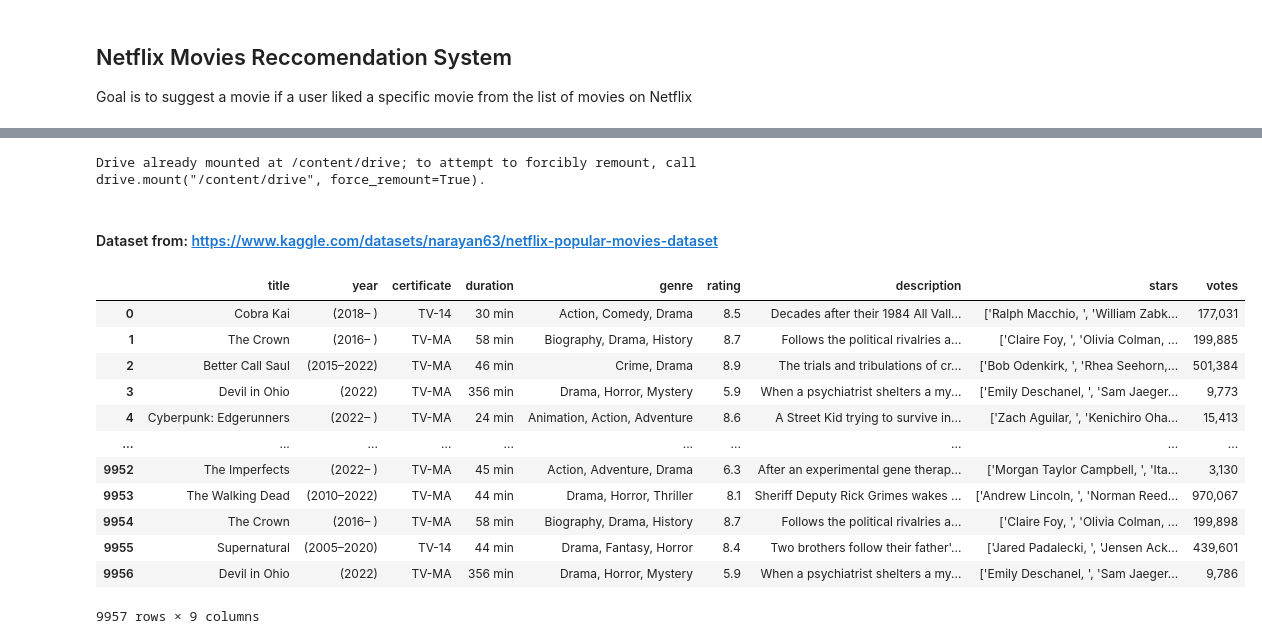
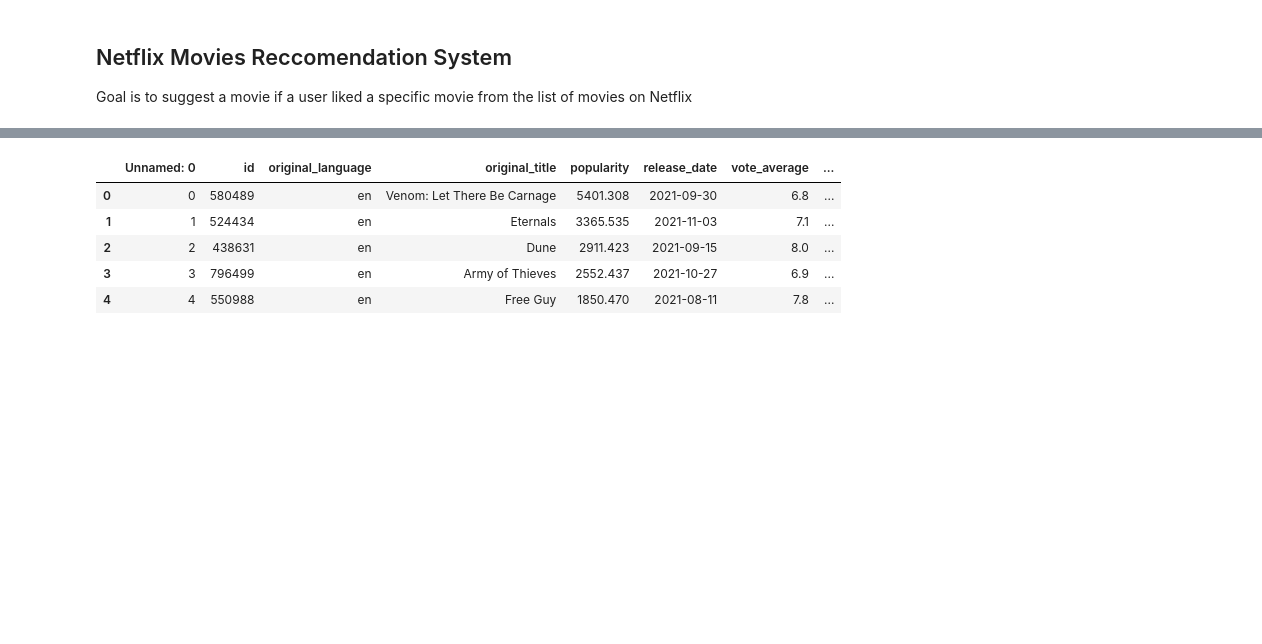
Before and after one commit to MnCSSJ4x/Content-based-recommendation, a Jupyter notebook: TextToNetflix.ipynb, the cells around one changed output, grey strips where cells are left out. Saved outputs shown, nothing was run; the diff lists cells and outputs as text; code cells hidden in the pictures; blank space fills up the shorter version.

Commit message:
Updated Dataset

```diff
--- a/TextToNetflix.ipynb
+++ b/TextToNetflix.ipynb
@@ -33,25 +33,11 @@ Requirement already satisfied: certifi>=2017.4.17 in /usr/local/lib/python3.8/di
-# %%
-from google.colab import drive
-drive.mount('/content/drive')
-# %% [output]
-Drive already mounted at /content/drive; to attempt to forcibly remount, call drive.mount("/content/drive", force_remount=True).
-# %% [markdown]
-#### Dataset from: https://www.kaggle.com/datasets/narayan63/netflix-popular-movies-dataset
 # %%
-df = pd.read_csv('n_movies.csv')
+df = pd.read_csv('Top_10000_Movies.csv',lineterminator='\n')
 # %%
-df
+df.head()
 # %% [output]
-|  | title | year | certificate | duration | genre | rating | description | stars | votes |
-| 0 | Cobra Kai | (2018– ) | TV-14 | 30 min | Action, Comedy, Drama | 8.5 | Decades after their 1984 All Vall... | ['Ralph Macchio, ', 'William Zabk... | 177,031 |
-| 1 | The Crown | (2016– ) | TV-MA | 58 min | Biography, Drama, History | 8.7 | Follows the political rivalries a... | ['Claire Foy, ', 'Olivia Colman, ... | 199,885 |
-| 2 | Better Call Saul | (2015–2022) | TV-MA | 46 min | Crime, Drama | 8.9 | The trials and tribulations of cr... | ['Bob Odenkirk, ', 'Rhea Seehorn,... | 501,384 |
-| 3 | Devil in Ohio | (2022) | TV-MA | 356 min | Drama, Horror, Mystery | 5.9 | When a psychiatrist shelters a my... | ['Emily Deschanel, ', 'Sam Jaeger... | 9,773 |
-| 4 | Cyberpunk: Edgerunners | (2022– ) | TV-MA | 24 min | Animation, Action, Adventure | 8.6 | A Street Kid trying to survive in... | ['Zach Aguilar, ', 'Kenichiro Oha... | 15,413 |
-| ... | ... | ... | ... | ... | ... | ... | ... | ... | ... |
-| 9952 | The Imperfects | (2022– ) | TV-MA | 45 min | Action, Adventure, Drama | 6.3 | After an experimental gene therap... | ['Morgan Taylor Campbell, ', 'Ita... | 3,130 |
-| 9953 | The Walking Dead | (2010–2022) | TV-MA | 44 min | Drama, Horror, Thriller | 8.1 | Sheriff Deputy Rick Grimes wakes ... | ['Andrew Lincoln, ', 'Norman Reed... | 970,067 |
-| 9954 | The Crown | (2016– ) | TV-MA | 58 min | Biography, Drama, History | 8.7 | Follows the political rivalries a... | ['Claire Foy, ', 'Olivia Colman, ... | 199,898 |
-| 9955 | Supernatural | (2005–2020) | TV-14 | 44 min | Drama, Fantasy, Horror | 8.4 | Two brothers follow their father'... | ['Jared Padalecki, ', 'Jensen Ack... | 439,601 |
-| 9956 | Devil in Ohio | (2022) | TV-MA | 356 min | Drama, Horror, Mystery | 5.9 | When a psychiatrist shelters a my... | ['Emily Deschanel, ', 'Sam Jaeger... | 9,786 |
+|  | Unnamed: 0 | id | original_language | original_title | popularity | release_date | vote_average | ... |
+| 0 | 0 | 580489 | en | Venom: Let There Be Carnage | 5401.308 | 2021-09-30 | 6.8 | ... |
+| 1 | 1 | 524434 | en | Eternals | 3365.535 | 2021-11-03 | 7.1 | ... |
+| 2 | 2 | 438631 | en | Dune | 2911.423 | 2021-09-15 | 8.0 | ... |
+| 3 | 3 | 796499 | en | Army of Thieves | 2552.437 | 2021-10-27 | 6.9 | ... |
+| 4 | 4 | 550988 | en | Free Guy | 1850.470 | 2021-08-11 | 7.8 | ... |
-9957 rows × 9 columns
```
Also changed, not shown: parts of 17 cells of this notebook.
